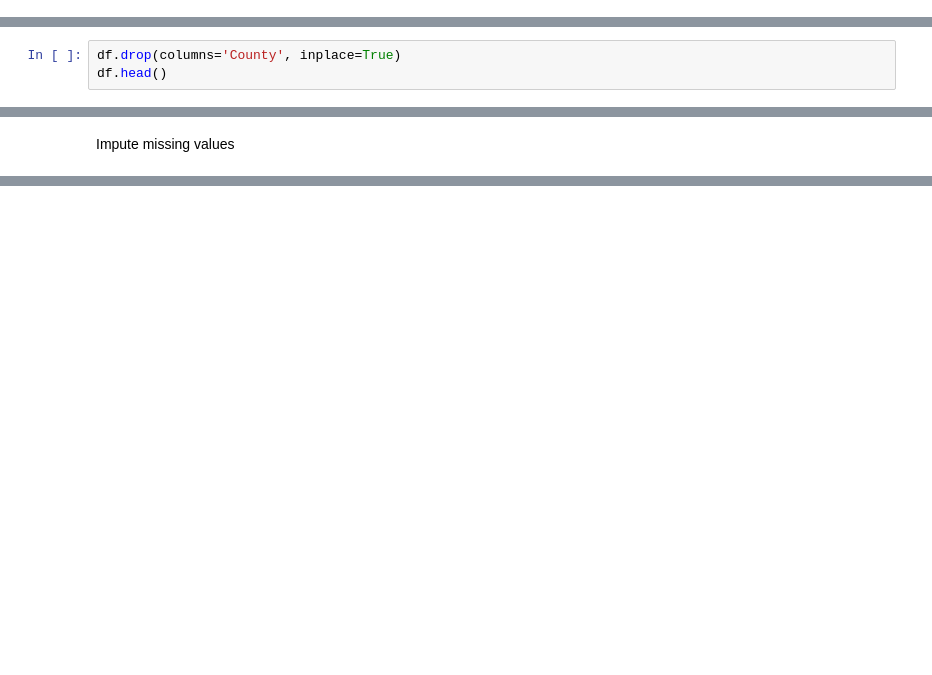
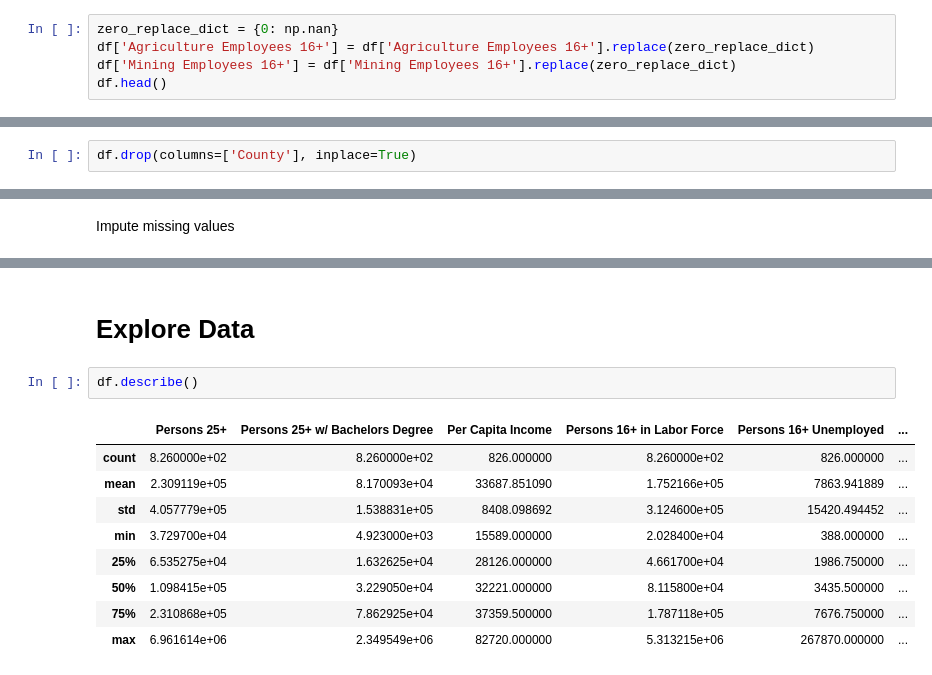
Before and after one commit to blantj/2020_pres_election_regression, a Jupyter notebook: Modeling.ipynb, the cells around one changed output, grey strips where cells are left out. Saved outputs shown, nothing was run; the diff lists cells and outputs as text; blank space fills up the shorter version.

```diff
--- a/Modeling.ipynb
+++ b/Modeling.ipynb
@@ -329,0 +353,5 @@ df.head()
+# %%
+zero_replace_dict = {0: np.nan}
+df['Agriculture Employees 16+'] = df['Agriculture Employees 16+'].replace(zero_replace_dict)
+df['Mining Employees 16+'] = df['Mining Employees 16+'].replace(zero_replace_dict)
+df.head()
@@ -373,5 +407,4 @@ Drop rows missing voting data
 # %% [markdown]
 Drop columns not useful for modeling
 # %%
-df.drop(columns='County', inplace=True)
-df.head()
+df.drop(columns=['County'], inplace=True)
@@ -394,0 +450,14 @@ df.head()
+# %% [markdown]
+# Explore Data
+# %%
+df.describe()
+# %% [output]
+|  | Persons 25+ | Persons 25+ w/ Bachelors Degree | Per Capita Income | Persons 16+ in Labor Force | Persons 16+ Unemployed | ... |
+| count | 8.260000e+02 | 8.260000e+02 | 826.000000 | 8.260000e+02 | 826.000000 | ... |
+| mean | 2.309119e+05 | 8.170093e+04 | 33687.851090 | 1.752166e+05 | 7863.941889 | ... |
+| std | 4.057779e+05 | 1.538831e+05 | 8408.098692 | 3.124600e+05 | 15420.494452 | ... |
+| min | 3.729700e+04 | 4.923000e+03 | 15589.000000 | 2.028400e+04 | 388.000000 | ... |
+| 25% | 6.535275e+04 | 1.632625e+04 | 28126.000000 | 4.661700e+04 | 1986.750000 | ... |
+| 50% | 1.098415e+05 | 3.229050e+04 | 32221.000000 | 8.115800e+04 | 3435.500000 | ... |
+| 75% | 2.310868e+05 | 7.862925e+04 | 37359.500000 | 1.787118e+05 | 7676.750000 | ... |
+| max | 6.961614e+06 | 2.349549e+06 | 82720.000000 | 5.313215e+06 | 267870.000000 | ... |
```
Also changed, not shown: parts of 17 cells of this notebook.
